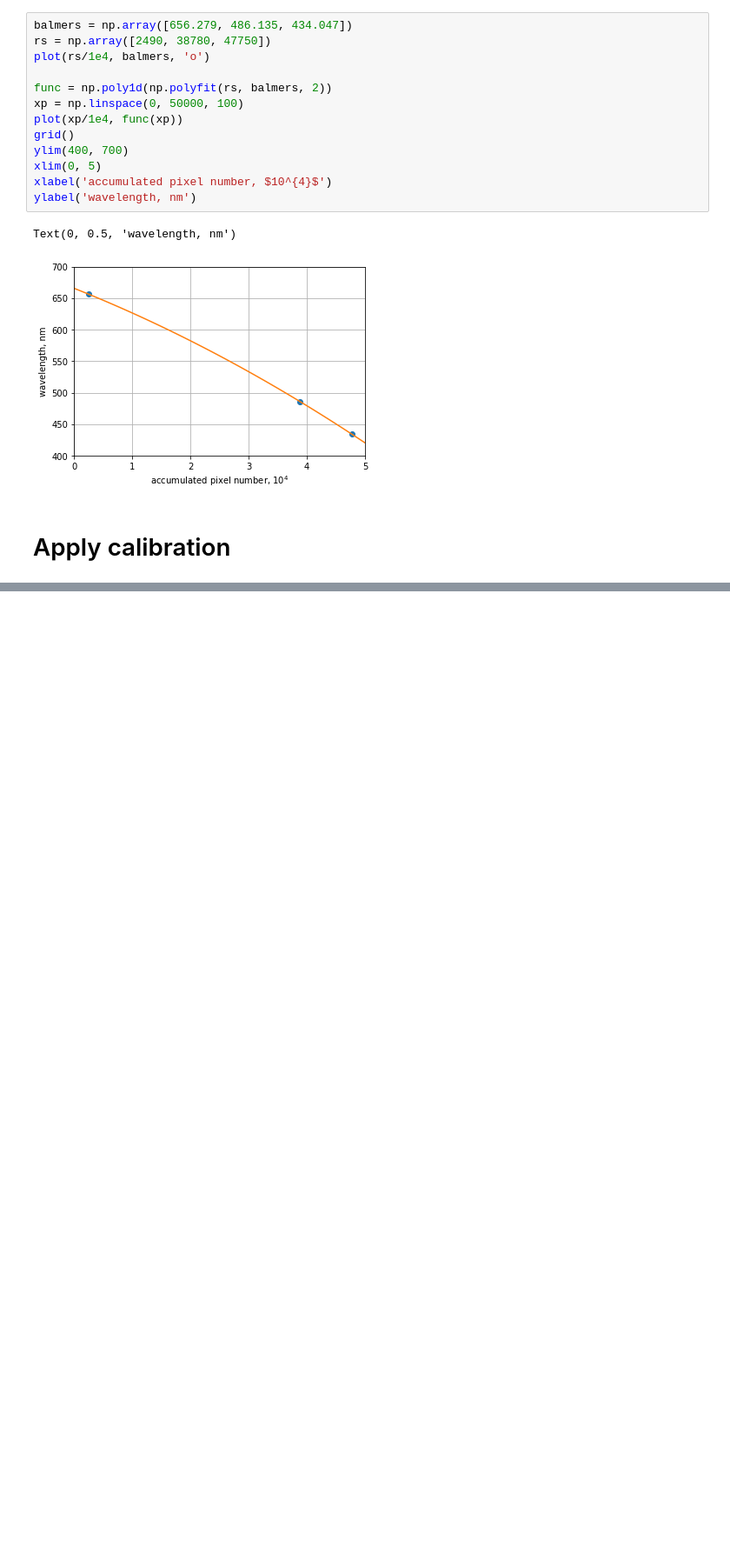
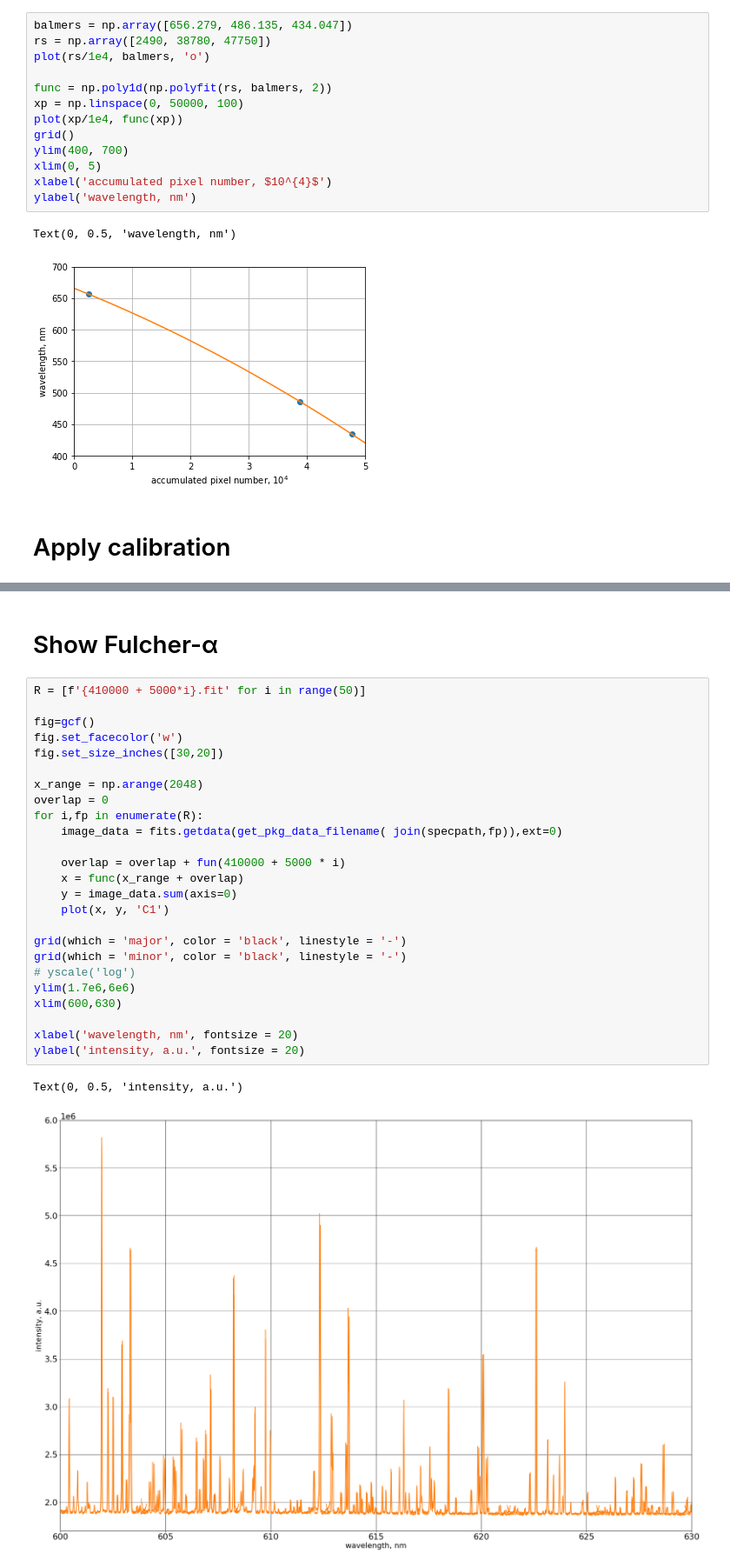
Before and after one commit to AtsushiNi/myLeprecon, a Jupyter notebook: calibration_niihama.ipynb, the cells around one changed output, grey strips where cells are left out. Shown at 87% size. Cells and saved outputs as stored; diff of their text form; blank space fills up the shorter version.

```diff
--- a/calibration_niihama.ipynb
+++ b/calibration_niihama.ipynb
@@ -231,0 +226,30 @@ NameError: name 'ticks_visual' is not defined
+# %% [markdown]
+# Show Fulcher-α
+# %%
+R = [f'{410000 + 5000*i}.fit' for i in range(50)]
+
+fig=gcf()
+fig.set_facecolor('w')
+fig.set_size_inches([30,20])
+
+x_range = np.arange(2048)
+overlap = 0
+for i,fp in enumerate(R):
+    image_data = fits.getdata(get_pkg_data_filename( join(specpath,fp)),ext=0)
+
+    overlap = overlap + fun(410000 + 5000 * i)
+    x = func(x_range + overlap)
+    y = image_data.sum(axis=0)
+    plot(x, y, 'C1')
+
+grid(which = 'major', color = 'black', linestyle = '-')
+grid(which = 'minor', color = 'black', linestyle = '-')
+# yscale('log')
+ylim(1.7e6,6e6)
+xlim(600,630)
+
+xlabel('wavelength, nm', fontsize = 20)
+ylabel('intensity, a.u.', fontsize = 20)
+# %% [output]
+Text(0, 0.5, 'intensity, a.u.')
+[figure, added]
```
Also changed, not shown: parts of 6 cells of this notebook, 1 other file.
